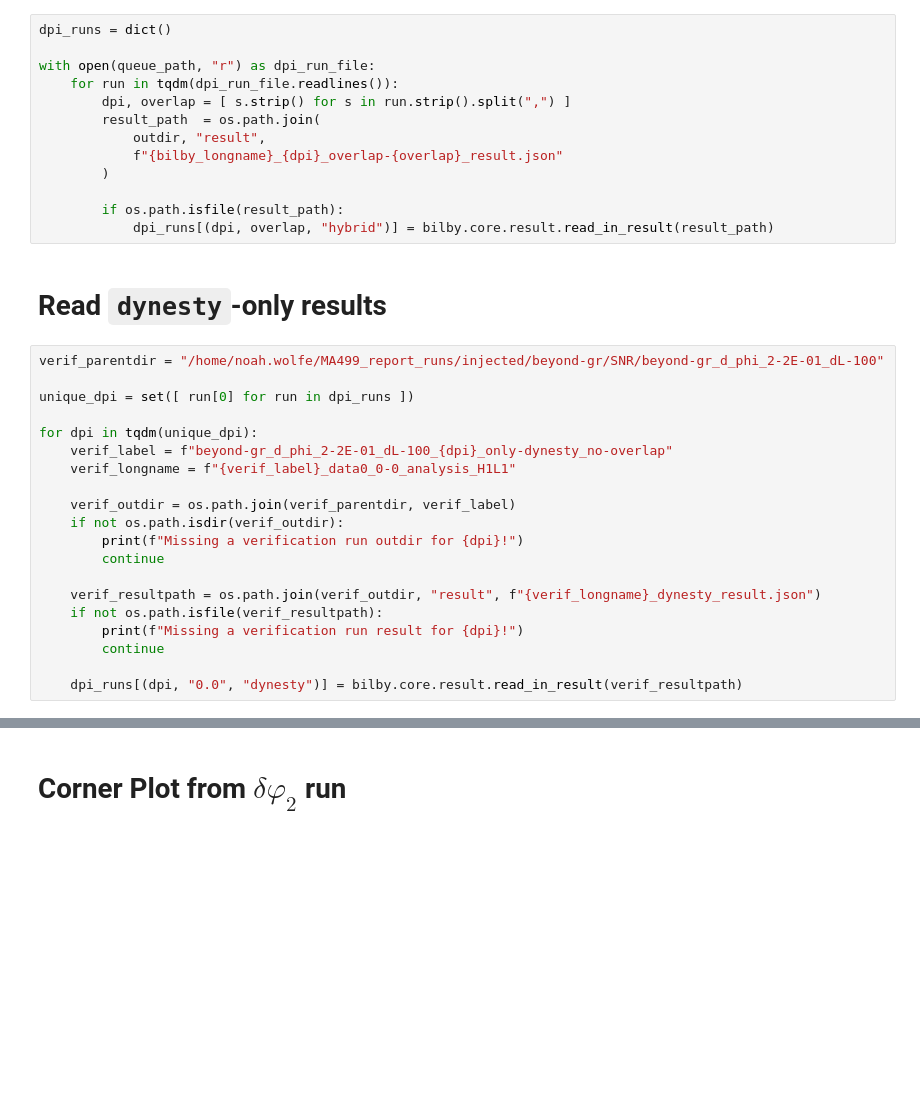
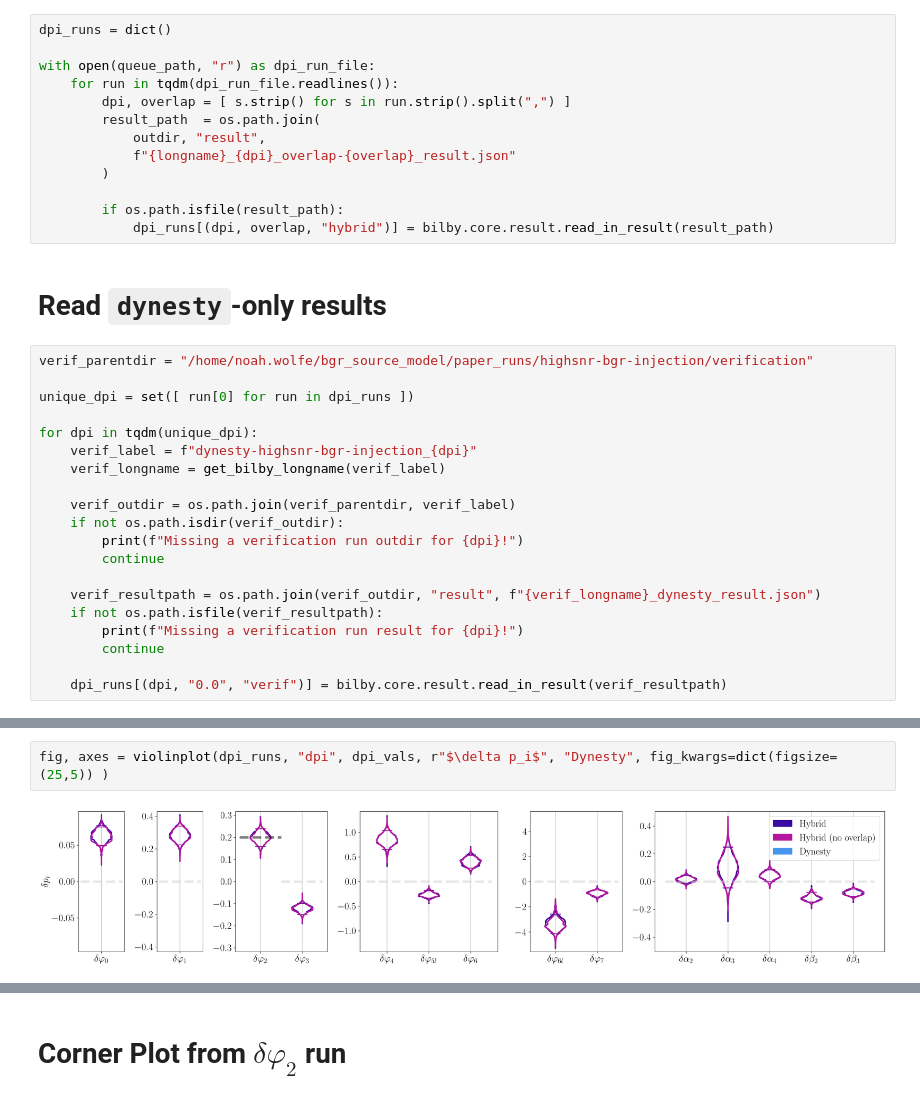
Before and after one commit to noahewolfe/tgr-hybrid-sampling, a Jupyter notebook: high-snr-injection.ipynb, the cells around one changed output, grey strips where cells are left out. Drawn from its saved outputs; the diff is of its cells as text; blank space fills up the shorter version.

Commit message:
moved violinplotting and other helper functions to util file, plotted violinplot of chirp masses

```diff
--- a/high-snr-injection.ipynb
+++ b/high-snr-injection.ipynb
@@ -59,7 +48,7 @@ with open(queue_path, "r") as dpi_run_file:
         dpi, overlap = [ s.strip() for s in run.strip().split(",") ]
         result_path  = os.path.join(
             outdir, "result",
-            f"{bilby_longname}_{dpi}_overlap-{overlap}_result.json"
+            f"{longname}_{dpi}_overlap-{overlap}_result.json"
         )
 
         if os.path.isfile(result_path):
@@ -67,13 +56,13 @@ with open(queue_path, "r") as dpi_run_file:
 # %% [markdown]
 # Read `dynesty`-only results
 # %%
-verif_parentdir = "/home/noah.wolfe/MA499_report_runs/injected/beyond-gr/SNR/beyond-gr_d_phi_2-2E-01_dL-100"
+verif_parentdir = "/home/noah.wolfe/bgr_source_model/paper_runs/highsnr-bgr-injection/verification"
 
 unique_dpi = set([ run[0] for run in dpi_runs ])
 
 for dpi in tqdm(unique_dpi):
-    verif_label = f"beyond-gr_d_phi_2-2E-01_dL-100_{dpi}_only-dynesty_no-overlap"
-    verif_longname = f"{verif_label}_data0_0-0_analysis_H1L1"
+    verif_label = f"dynesty-highsnr-bgr-injection_{dpi}"
+    verif_longname = get_bilby_longname(verif_label)
 
     verif_outdir = os.path.join(verif_parentdir, verif_label)
     if not os.path.isdir(verif_outdir):
@@ -85,4 +74,4 @@ for dpi in tqdm(unique_dpi):
         print(f"Missing a verification run result for {dpi}!")
         continue
 
-    dpi_runs[(dpi, "0.0", "dynesty")] = bilby.core.result.read_in_result(verif_resultpath)
+    dpi_runs[(dpi, "0.0", "verif")] = bilby.core.result.read_in_result(verif_resultpath)
@@ -172,0 +95,4 @@ plt.tight_layout()
+# %%
+fig, axes = violinplot(dpi_runs, "dpi", dpi_vals, r"$\delta p_i$", "Dynesty", fig_kwargs=dict(figsize=(25,5)) )
+# %% [output]
+[figure, added]
```
Also changed, not shown: parts of 10 cells of this notebook, 1 other file.
